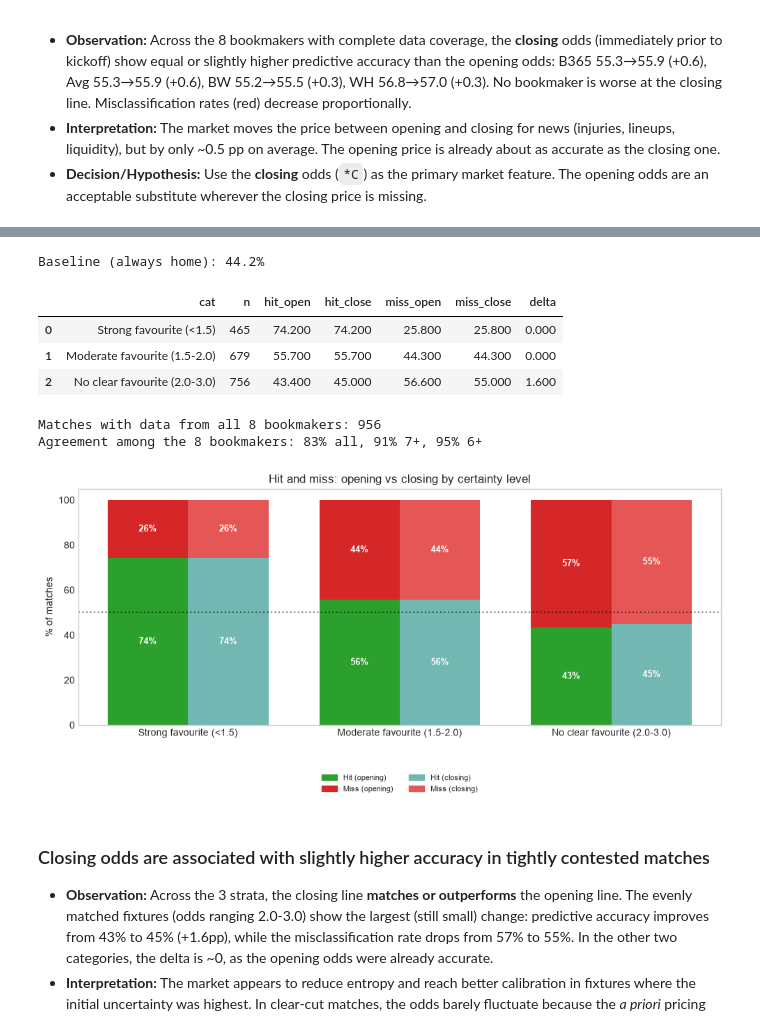
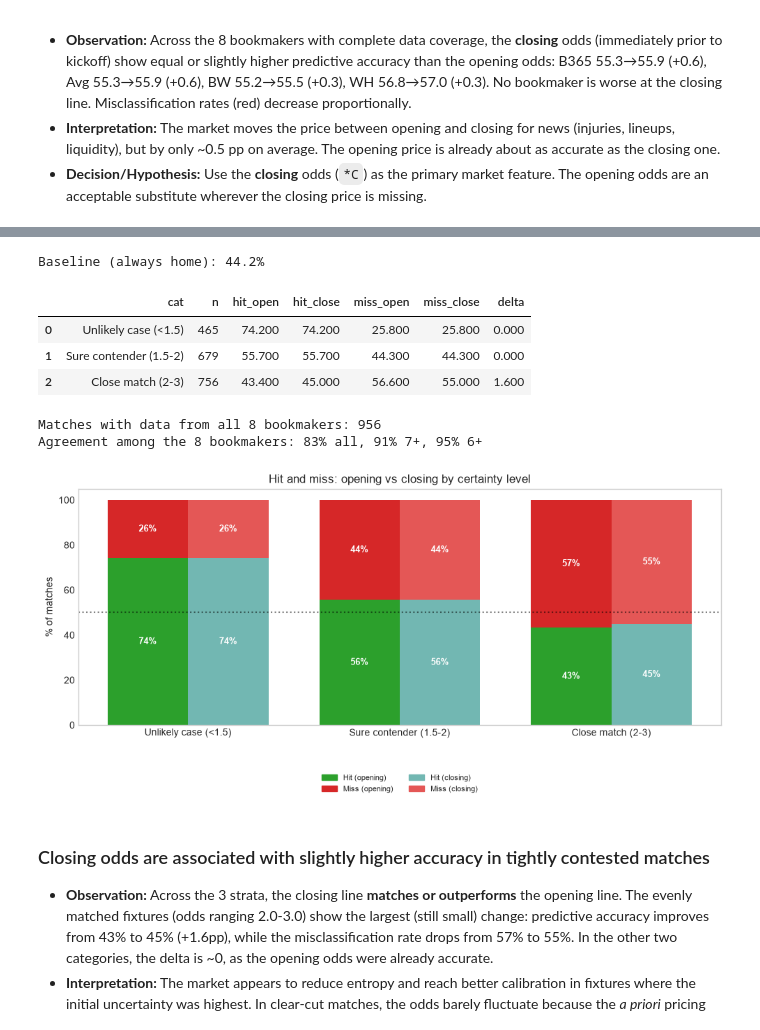
Before and after one commit to errodd/premier_league_football_predictor, a Jupyter notebook: notebooks/EDA.ipynb, the cells around one changed output, grey strips where cells are left out. Cells and saved outputs as stored; diff of their text form; code cells hidden in the pictures.

```diff
--- a/notebooks/EDA.ipynb
+++ b/notebooks/EDA.ipynb
@@ -95,29 +83,6 @@ The dataset is not delivered as a single file: it is the union of five per-seaso
 # %%
-# --- Read every raw source, harmonize it, and inject the season key ------
-RAW_DIR = PROJECT_ROOT / "data" / "raw"
-raw_files = sorted(RAW_DIR.glob("*.csv"))
-assert len(raw_files) == 5, (
-    f"expected 5 raw season files, got {len(raw_files)}")
+premier_df = pd.read_csv(DATA_PATH)
 
-season_frames, shape_rows = {}, []
-for path in raw_files:
-    season = path.stem
-    df_raw = pd.read_csv(path, encoding="utf-8-sig")
-    df_raw = pd.concat(
-        [df_raw.rename(columns=ALIASES),      # harmonize prefixes
-         pd.Series(season, index=df_raw.index, name="Season")],
-        axis=1,
-    )
-    season_frames[season] = df_raw
-    shape_rows.append({
-        "Season": season,
-        "rows": len(df_raw),
-        "cols": df_raw.shape[1] - 1,
-        "duplicate_rows": int(df_raw.duplicated().sum()),
-        "duplicate_keys": int(df_raw.duplicated(
-            subset=["Div", "Date", "Time", "HomeTeam", "AwayTeam"]).sum()),
-    })
-
-season_shapes = pd.DataFrame(shape_rows)
-season_shapes
+print(f"Dimensions: {premier_df.shape[0]} rows × {premier_df.shape[1]} columns")
+premier_df.head()
 # %% [output]
@@ -1631,7 +1166,7 @@ complete_bookmakers = {
 sub = premier_df[["AvgH","AvgD","AvgA","AvgCH","AvgCD","AvgCA","FTR"]].dropna().copy()
 sub["cat"] = pd.cut(sub[["AvgH","AvgD","AvgA"]].min(axis=1),
                      bins=[1, 1.5, 2, 3],
-                     labels=["Strong favourite (<1.5)", "Moderate favourite (1.5-2.0)", "No clear favourite (2.0-3.0)"],
+                     labels=["Unlikely case (<1.5)", "Sure contender (1.5-2)", "Close match (2-3)"],
                      include_lowest=True)
 fav_op = sub[["AvgH","AvgD","AvgA"]].idxmin(axis=1).map({"AvgH":"H","AvgD":"D","AvgA":"A"})
 fav_cl = sub[["AvgCH","AvgCD","AvgCA"]].idxmin(axis=1).map({"AvgCH":"H","AvgCD":"D","AvgCA":"A"})
@@ -1652,7 +1187,7 @@ display(aggregated)
 # Agreement among bookmakers (only in matches where all 8 have data)
 cats_matrix = pd.DataFrame({
     bookmaker: pd.cut(premier_df[[h, d, a]].min(axis=1), bins=[1, 1.5, 2, 3],
-                 labels=["Strong favourite (<1.5)", "Moderate favourite (1.5-2.0)", "No clear favourite (2.0-3.0)"],
+                 labels=["Unlikely case (<1.5)", "Sure contender (1.5-2)", "Close match (2-3)"],
                  include_lowest=True)
     for bookmaker, (h, d, a, _, _, _) in complete_bookmakers.items()
 })
@@ -1676,37 +1211,37 @@ b_op_a = ax.bar(x - width/2, aggregated["hit_open"], width, color="#2CA02C")
 b_op_f = ax.bar(x - width/2, aggregated["miss_open"], width, bottom=aggregated["hit_open"], color="#D62728")
 # Closing
 b_cl_a = ax.bar(x + width/2, aggregated["hit_close"], width, color="#72B7B2")
 b_cl_f = ax.bar(x + width/2, aggregated["miss_close"], width, bottom=aggregated["hit_close"], color="#E45756")
 
 for i in range(len(aggregated)):
     ax.text(x[i] - width/2, aggregated["hit_open"].iloc[i]/2, f"{aggregated['hit_open'].iloc[i]:.0f}%",
             ha="center", va="center", fontsize=9, color="white", weight="bold")
     ax.text(x[i] - width/2, aggregated["hit_open"].iloc[i] + aggregated["miss_open"].iloc[i]/2,
             f"{aggregated['miss_open'].iloc[i]:.0f}%", ha="center", va="center", fontsize=9, color="white", weight="bold")
     ax.text(x[i] + width/2, aggregated["hit_close"].iloc[i]/2, f"{aggregated['hit_close'].iloc[i]:.0f}%",
             ha="center", va="center", fontsize=9, color="white", weight="bold")
     ax.text(x[i] + width/2, aggregated["hit_close"].iloc[i] + aggregated["miss_close"].iloc[i]/2,
             f"{aggregated['miss_close'].iloc[i]:.0f}%", ha="center", va="center", fontsize=9, color="white", weight="bold")
 
 ax.axhline(50, color="black", linestyle=":", alpha=0.5)
 ax.set_xticks(x)
 ax.set_xticklabels(aggregated["cat"], fontsize=10)
 ax.set(xlabel="", ylabel="% of matches", ylim=(0, 105),
        title="Hit and miss: opening vs closing by certainty level")
 handles = [plt.Rectangle((0,0),1,1,color=c) for c in ["#2CA02C","#D62728","#72B7B2","#E45756"]]
 labels = ["Hit (opening)", "Miss (opening)", "Hit (closing)", "Miss (closing)"]
 ax.legend(handles, labels, loc="upper center", bbox_to_anchor=(0.5, -0.18), ncol=2, frameon=False, fontsize=8)
 plt.tight_layout()
 plt.show()
 # %% [output]
 Baseline (always home): 44.2%
 |  | cat | n | hit_open | hit_close | miss_open | miss_close | delta |
-| 0 | Strong favourite (<1.5) | 465 | 74.200 | 74.200 | 25.800 | 25.800 | 0.000 |
-| 1 | Moderate favourite (1.5-2.0) | 679 | 55.700 | 55.700 | 44.300 | 44.300 | 0.000 |
-| 2 | No clear favourite (2.0-3.0) | 756 | 43.400 | 45.000 | 56.600 | 55.000 | 1.600 |
+| 0 | Unlikely case (<1.5) | 465 | 74.200 | 74.200 | 25.800 | 25.800 | 0.000 |
+| 1 | Sure contender (1.5-2) | 679 | 55.700 | 55.700 | 44.300 | 44.300 | 0.000 |
+| 2 | Close match (2-3) | 756 | 43.400 | 45.000 | 56.600 | 55.000 | 1.600 |
 Matches with data from all 8 bookmakers: 956
 Agreement among the 8 bookmakers: 83% all, 91% 7+, 95% 6+
-[figure, old version]
+[figure, new version]
 # %% [markdown]
 ### Closing odds are associated with slightly higher accuracy in tightly contested matches
 
```
Also changed, not shown: parts of 34 cells of this notebook, 2 other files.
